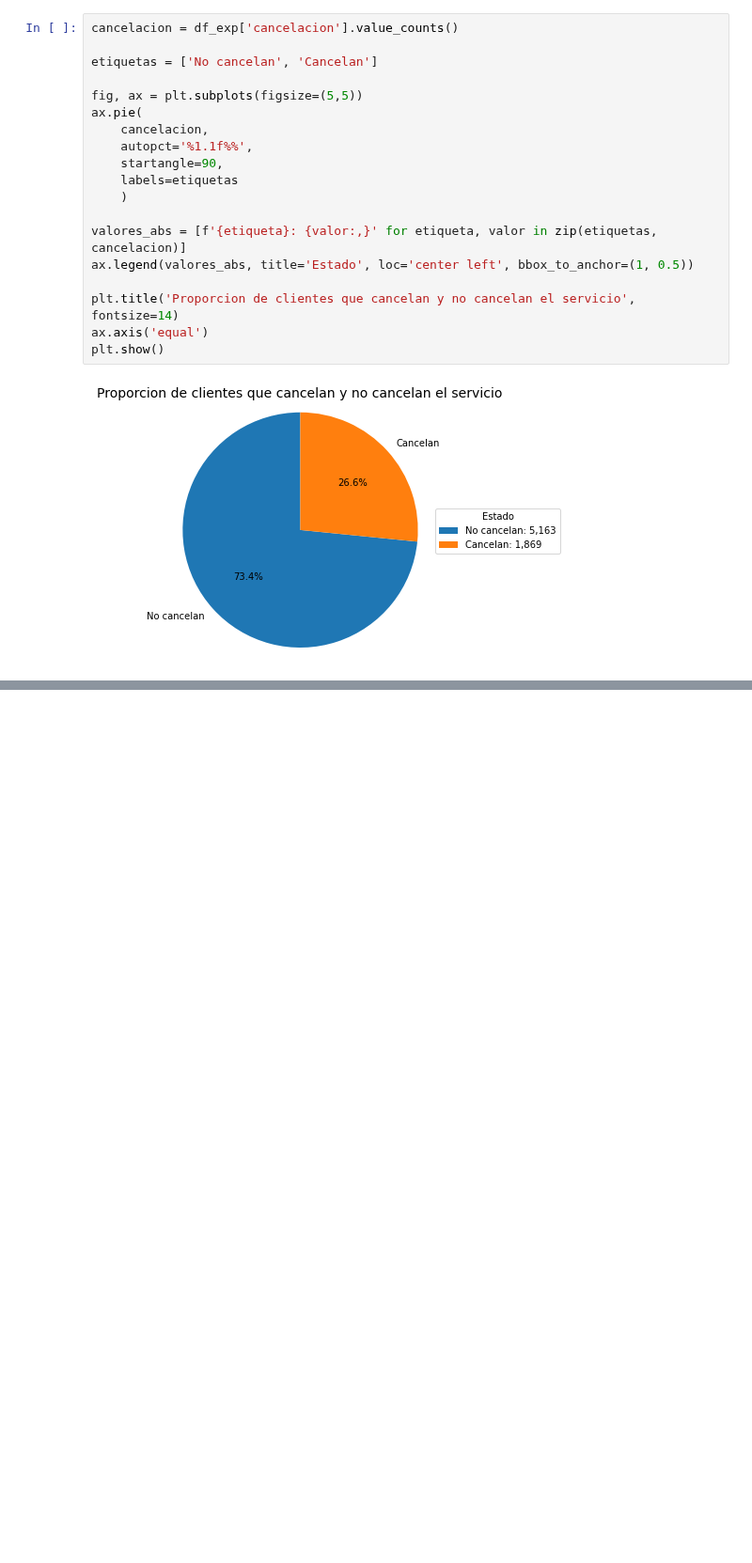
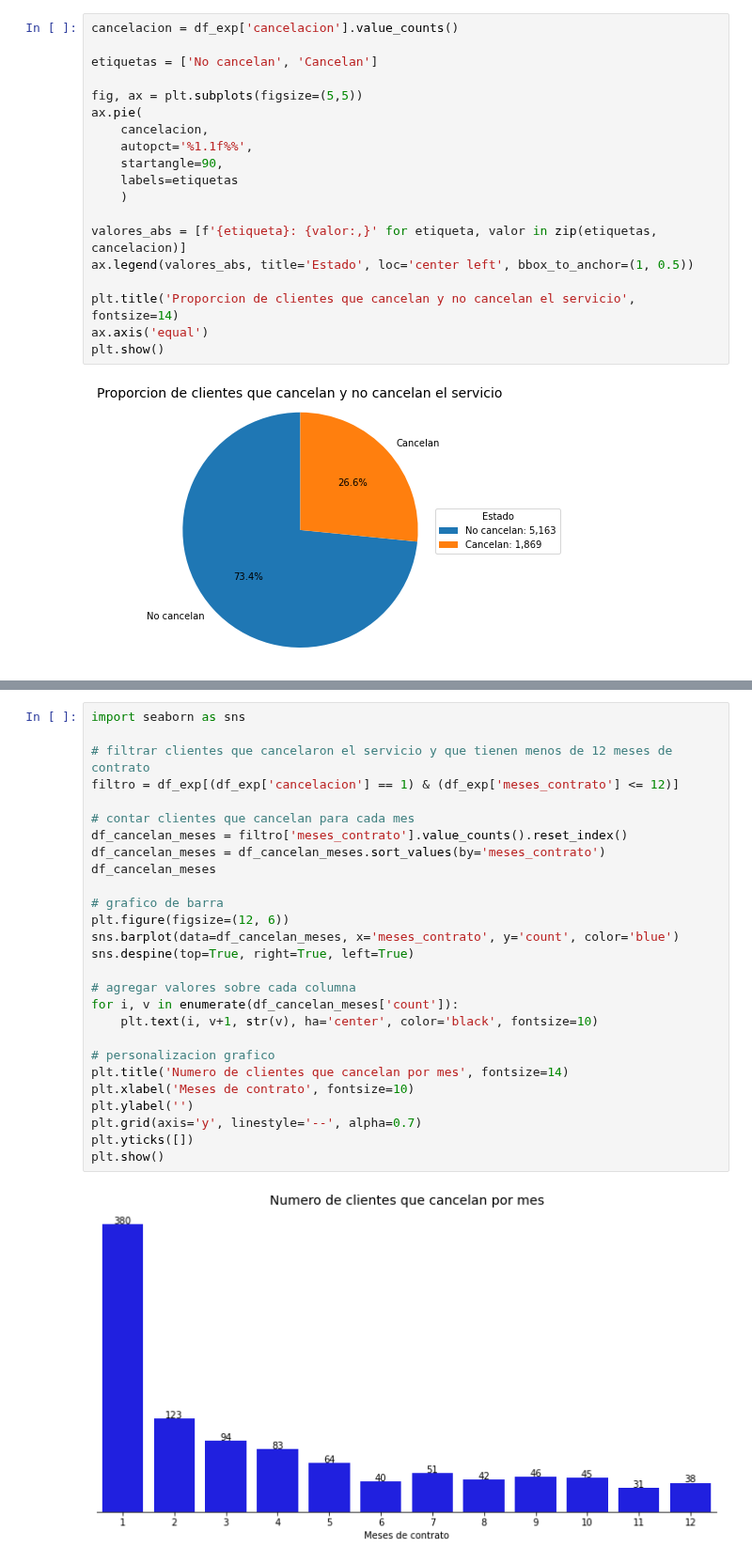
Before and after one commit to jbernalg/challenge_TelecomX, a Jupyter notebook: challenge_telecomx.ipynb, the cells around one changed output, grey strips where cells are left out. Shown at 94% size. Saved outputs shown, nothing was run; the diff lists cells and outputs as text; blank space fills up the shorter version.

Commit message:
numero de clientes que cancelan por mes

```diff
--- a/challenge_telecomx.ipynb
+++ b/challenge_telecomx.ipynb
@@ -783,0 +804,29 @@ plt.show()
+# %%
+import seaborn as sns
+
+# filtrar clientes que cancelaron el servicio y que tienen menos de 12 meses de contrato
+filtro = df_exp[(df_exp['cancelacion'] == 1) & (df_exp['meses_contrato'] <= 12)]
+
+# contar clientes que cancelan para cada mes
+df_cancelan_meses = filtro['meses_contrato'].value_counts().reset_index()
+df_cancelan_meses = df_cancelan_meses.sort_values(by='meses_contrato')
+df_cancelan_meses
+
+# grafico de barra
+plt.figure(figsize=(12, 6))
+sns.barplot(data=df_cancelan_meses, x='meses_contrato', y='count', color='blue')
+sns.despine(top=True, right=True, left=True)
+
+# agregar valores sobre cada columna
+for i, v in enumerate(df_cancelan_meses['count']):
+    plt.text(i, v+1, str(v), ha='center', color='black', fontsize=10)
+
+# personalizacion grafico
+plt.title('Numero de clientes que cancelan por mes', fontsize=14)
+plt.xlabel('Meses de contrato', fontsize=10)
+plt.ylabel('')
+plt.grid(axis='y', linestyle='--', alpha=0.7)
+plt.yticks([])
+plt.show()
+# %% [output]
+[figure, added]
```
Also changed, not shown: parts of 2 cells of this notebook.
